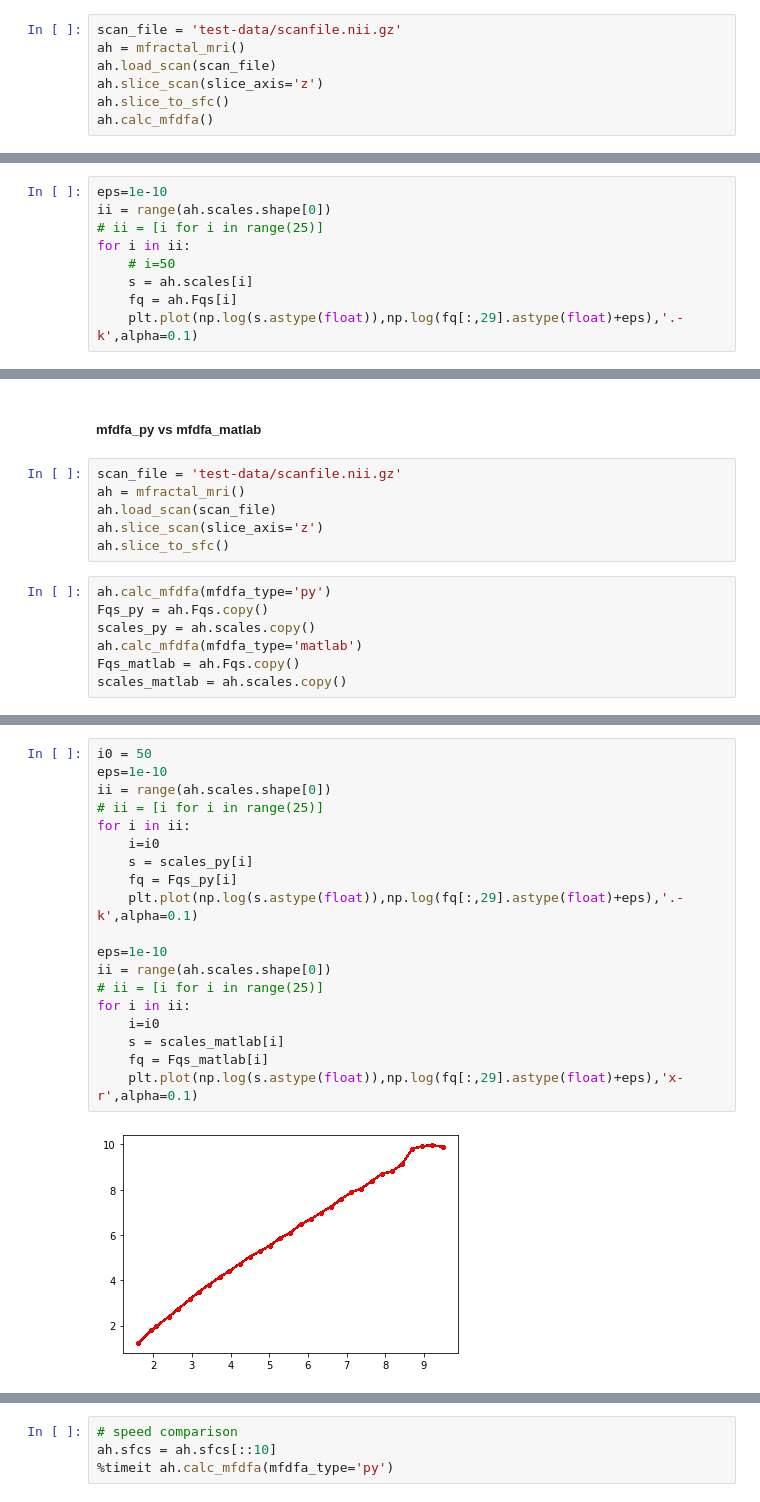
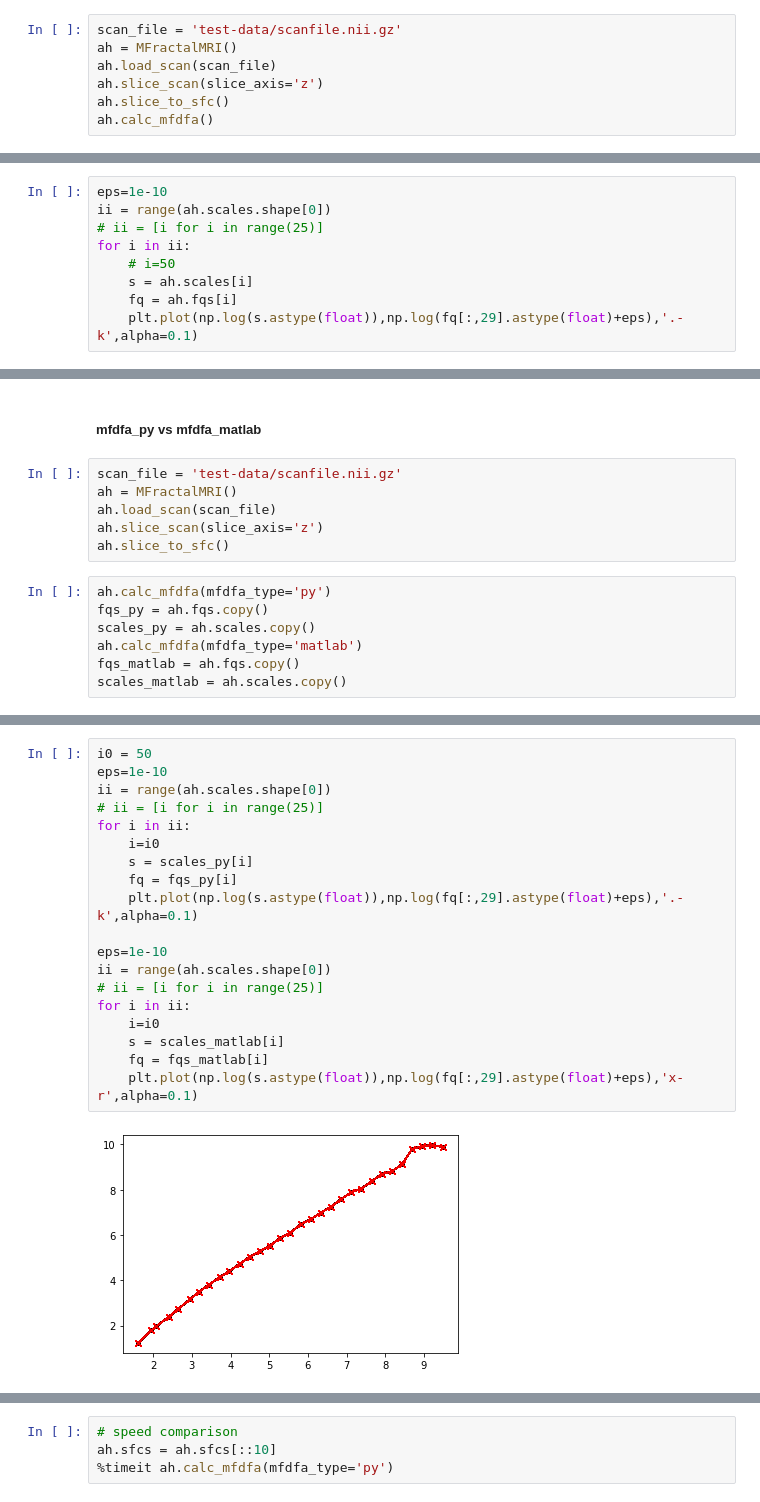
Before and after one commit to Mark-Kac-Center/FSCA, a Jupyter notebook: nb_tests.ipynb, the cells around one changed output, grey strips where cells are left out. Cells and saved outputs as stored; diff of their text form.

```diff
--- a/nb_tests.ipynb
+++ b/nb_tests.ipynb
@@ -112,7 +114,7 @@ plt.plot(sizes)
 #### mfdfa tests
 # %%
 scan_file = 'test-data/scanfile.nii.gz'
-ah = mfractal_mri()
+ah = MFractalMRI()
 ah.load_scan(scan_file)
 ah.slice_scan(slice_axis='z')
 ah.slice_to_sfc()
@@ -126,7 +134,7 @@ ii = range(ah.scales.shape[0])
 for i in ii:
     # i=50
     s = ah.scales[i]
-    fq = ah.Fqs[i]
+    fq = ah.fqs[i]
     plt.plot(np.log(s.astype(float)),np.log(fq[:,29].astype(float)+eps),'.-k',alpha=0.1)
 # %% [output]
 [figure]
@@ -134,14 +142,14 @@ for i in ii:
 ##### mfdfa_py vs mfdfa_matlab
 # %%
 scan_file = 'test-data/scanfile.nii.gz'
-ah = mfractal_mri()
+ah = MFractalMRI()
 ah.load_scan(scan_file)
 ah.slice_scan(slice_axis='z')
 ah.slice_to_sfc()
 # %%
 ah.calc_mfdfa(mfdfa_type='py')
-Fqs_py = ah.Fqs.copy()
+fqs_py = ah.fqs.copy()
 scales_py = ah.scales.copy()
 ah.calc_mfdfa(mfdfa_type='matlab')
-Fqs_matlab = ah.Fqs.copy()
+fqs_matlab = ah.fqs.copy()
 scales_matlab = ah.scales.copy()
@@ -192,22 +156,22 @@ KeyboardInterrupt
 # %%
 i0 = 50
 eps=1e-10
 ii = range(ah.scales.shape[0])
 # ii = [i for i in range(25)]
 for i in ii:
     i=i0
     s = scales_py[i]
-    fq = Fqs_py[i]
+    fq = fqs_py[i]
     plt.plot(np.log(s.astype(float)),np.log(fq[:,29].astype(float)+eps),'.-k',alpha=0.1)
 
 eps=1e-10
 ii = range(ah.scales.shape[0])
 # ii = [i for i in range(25)]
 for i in ii:
     i=i0
     s = scales_matlab[i]
-    fq = Fqs_matlab[i]
+    fq = fqs_matlab[i]
     plt.plot(np.log(s.astype(float)),np.log(fq[:,29].astype(float)+eps),'x-r',alpha=0.1)
 # %% [output]
-[figure, old version]
+[figure, new version]
 # %%
```
Also changed, not shown: parts of 29 cells of this notebook, 12 other files.
